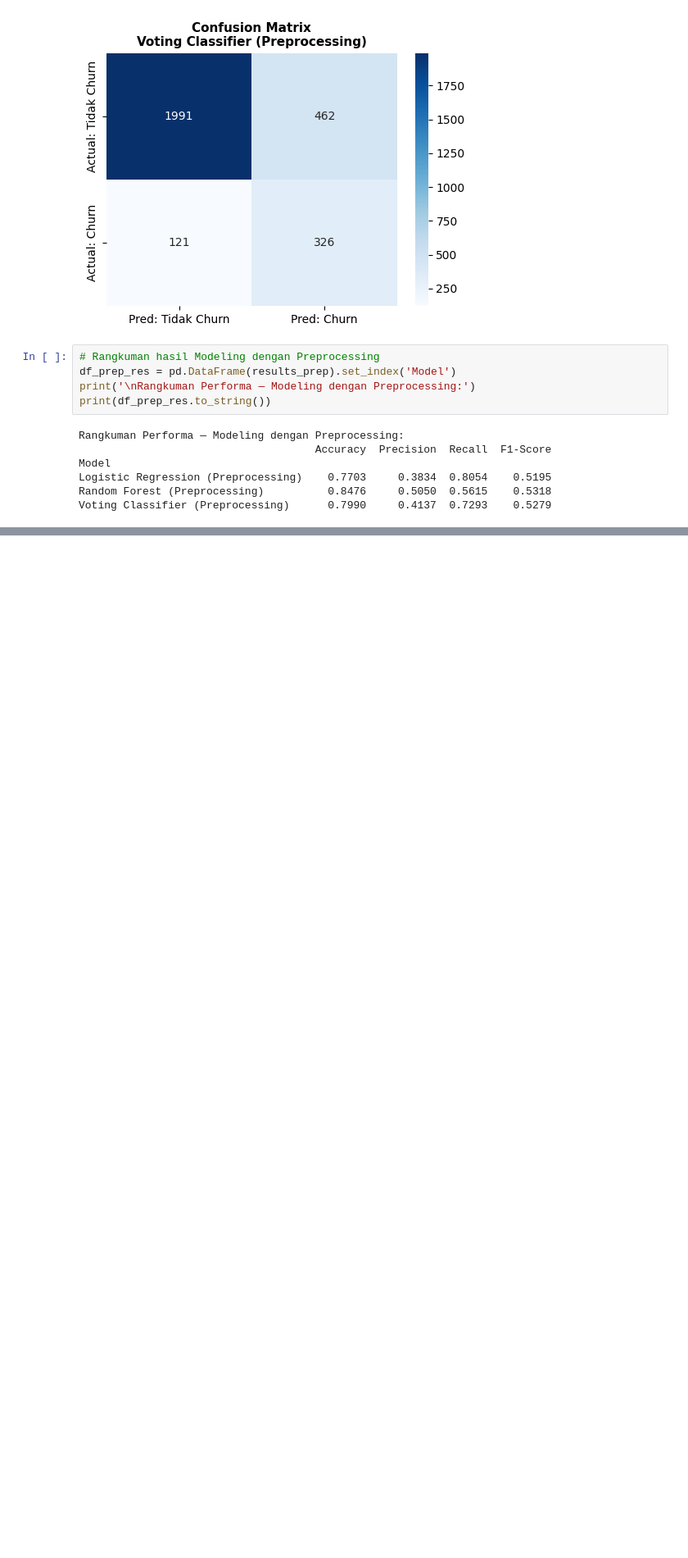
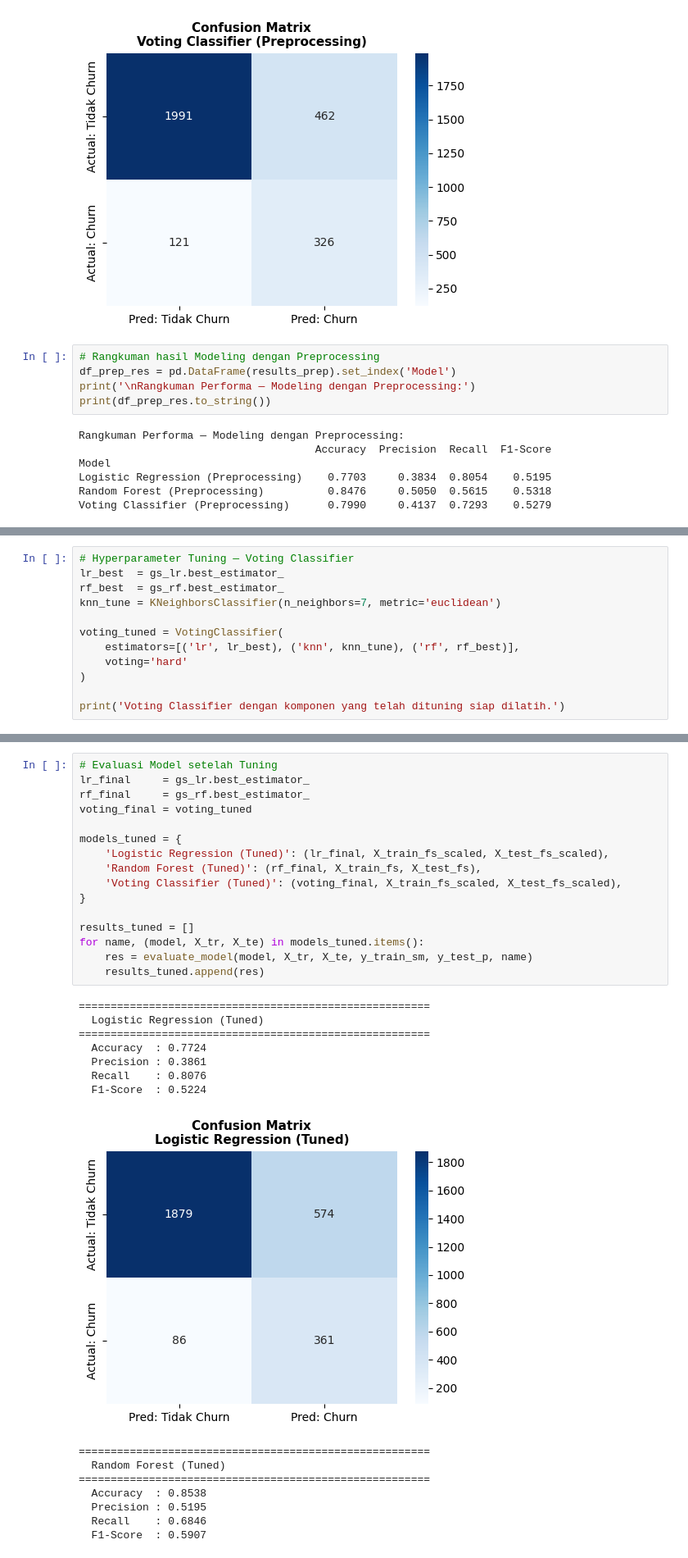
Before and after one commit to fikriwildann/customer-churn-prediction, a Jupyter notebook: UAS_BENGKOD.ipynb, the cells around one changed output, grey strips where cells are left out. Shown at 82% size. Saved outputs shown, nothing was run; the diff lists cells and outputs as text; blank space fills up the shorter version.

```diff
--- a/UAS_BENGKOD.ipynb
+++ b/UAS_BENGKOD.ipynb
@@ -594,0 +688,12 @@ Voting Classifier (Preprocessing)      0.7990     0.4137  0.7293    0.5279
+# %%
+# Hyperparameter Tuning — Voting Classifier
+lr_best  = gs_lr.best_estimator_
+rf_best  = gs_rf.best_estimator_
+knn_tune = KNeighborsClassifier(n_neighbors=7, metric='euclidean')
+
+voting_tuned = VotingClassifier(
+    estimators=[('lr', lr_best), ('knn', knn_tune), ('rf', rf_best)],
+    voting='hard'
+)
+
+print('Voting Classifier dengan komponen yang telah dituning siap dilatih.')
@@ -594,0 +702,32 @@ Voting Classifier (Preprocessing)      0.7990     0.4137  0.7293    0.5279
+# %%
+# Evaluasi Model setelah Tuning
+lr_final     = gs_lr.best_estimator_
+rf_final     = gs_rf.best_estimator_
+voting_final = voting_tuned
+
+models_tuned = {
+    'Logistic Regression (Tuned)': (lr_final, X_train_fs_scaled, X_test_fs_scaled),
+    'Random Forest (Tuned)': (rf_final, X_train_fs, X_test_fs),
+    'Voting Classifier (Tuned)': (voting_final, X_train_fs_scaled, X_test_fs_scaled),
+}
+
+results_tuned = []
+for name, (model, X_tr, X_te) in models_tuned.items():
+    res = evaluate_model(model, X_tr, X_te, y_train_sm, y_test_p, name)
+    results_tuned.append(res)
+# %% [output]
+=======================================================
+  Logistic Regression (Tuned)
+=======================================================
+  Accuracy  : 0.7724
+  Precision : 0.3861
+  Recall    : 0.8076
+  F1-Score  : 0.5224
+[figure, added]
+=======================================================
+  Random Forest (Tuned)
+=======================================================
+  Accuracy  : 0.8538
+  Precision : 0.5195
+  Recall    : 0.6846
+  F1-Score  : 0.5907
```
Also changed, not shown: parts of 10 cells of this notebook.
